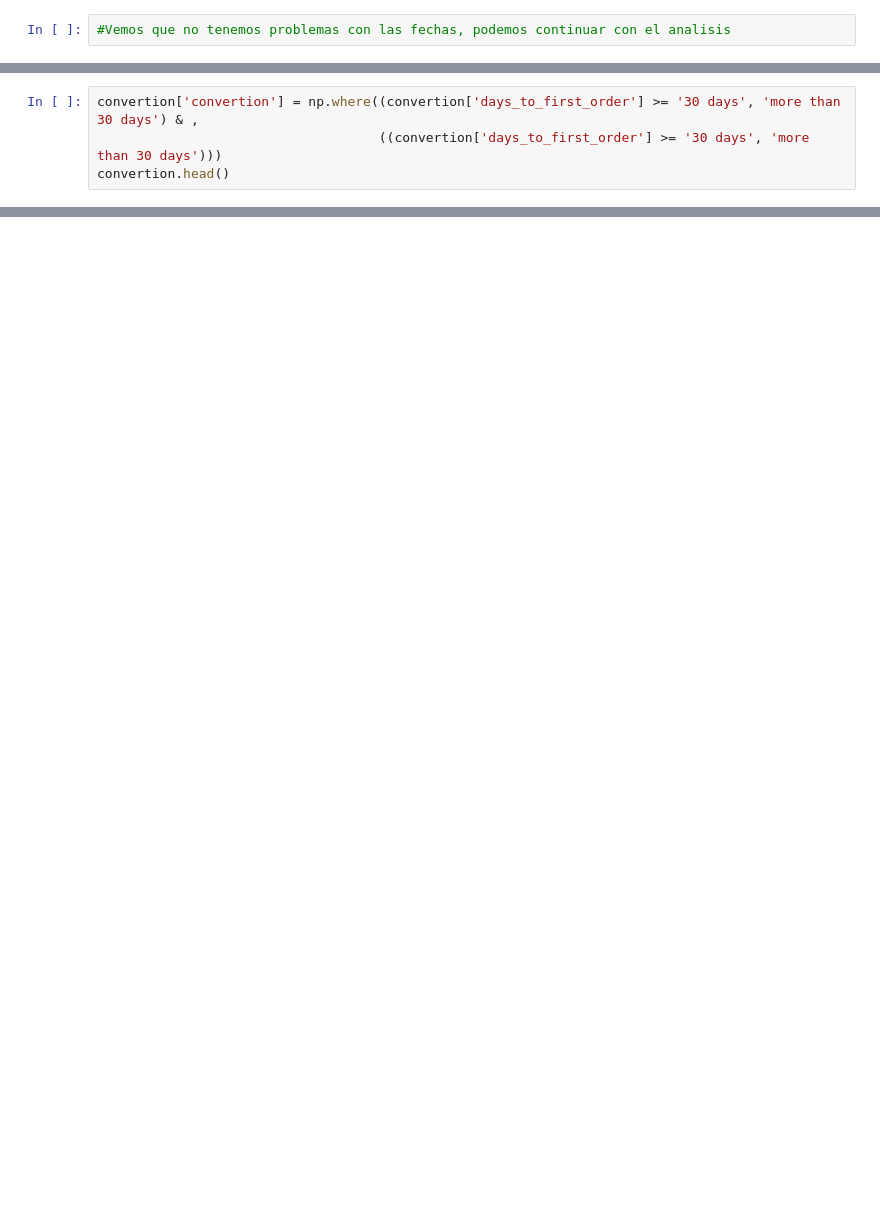
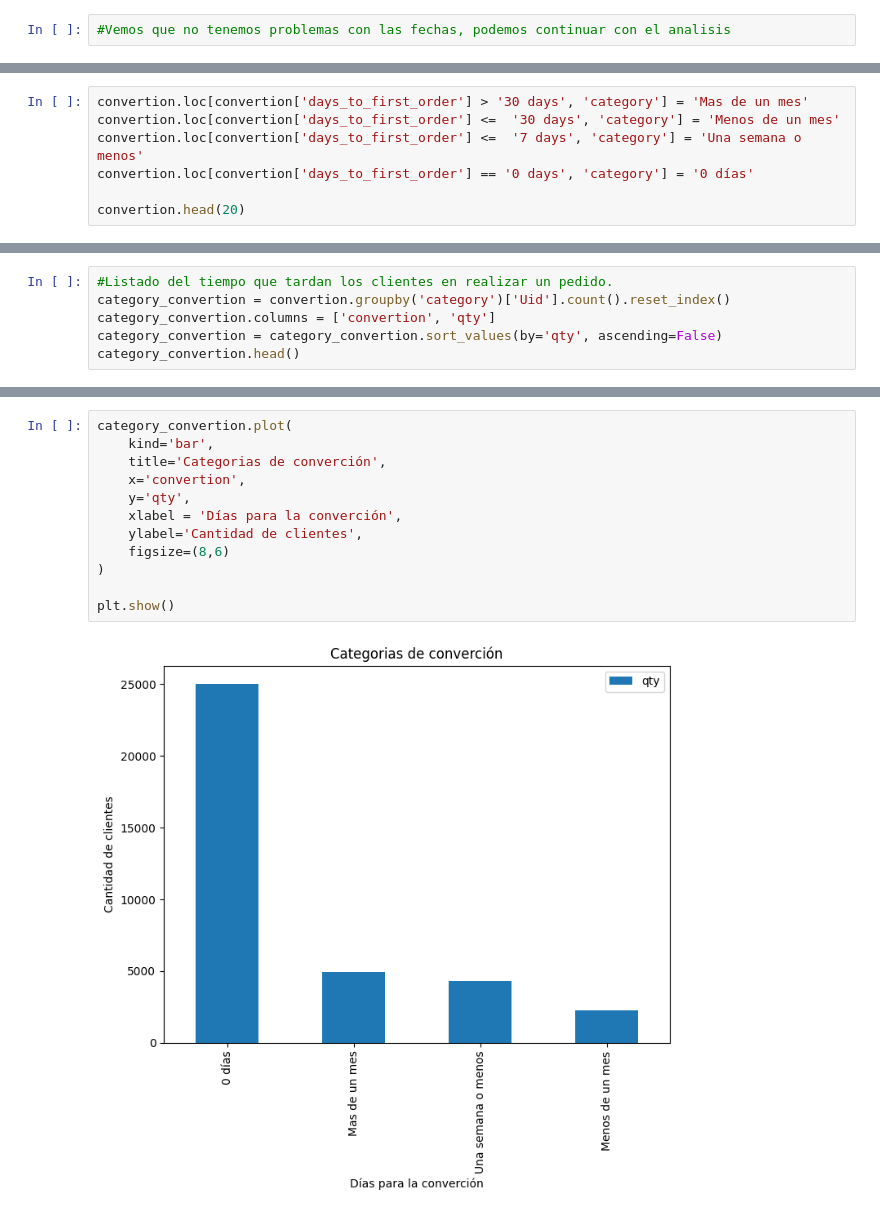
Before and after one commit to cristopherrexx-coder/Proyect-10, a Jupyter notebook: Sprint 10 proyect.ipynb, the cells around one changed output, grey strips where cells are left out. Cells and saved outputs as stored; diff of their text form; blank space fills up the shorter version.

Commit message:
added_catgory_plot

```diff
--- a/Sprint 10 proyect.ipynb
+++ b/Sprint 10 proyect.ipynb
@@ -501,4 +501,0 @@ convertion.head()
-# %%
-convertion['convertion'] = np.where((convertion['days_to_first_order'] >= '30 days', 'more than 30 days') & ,
-                                    ((convertion['days_to_first_order'] >= '30 days', 'more than 30 days')))
-convertion.head()
@@ -511,0 +502,7 @@ convertion.head()
+# %%
+convertion.loc[convertion['days_to_first_order'] > '30 days', 'category'] = 'Mas de un mes'
+convertion.loc[convertion['days_to_first_order'] <=  '30 days', 'category'] = 'Menos de un mes'
+convertion.loc[convertion['days_to_first_order'] <=  '7 days', 'category'] = 'Una semana o menos'
+convertion.loc[convertion['days_to_first_order'] == '0 days', 'category'] = '0 días'
+
+convertion.head(20)
@@ -511,0 +527,6 @@ convertion.head()
+# %%
+#Listado del tiempo que tardan los clientes en realizar un pedido.
+category_convertion = convertion.groupby('category')['Uid'].count().reset_index()
+category_convertion.columns = ['convertion', 'qty']
+category_convertion = category_convertion.sort_values(by='qty', ascending=False)
+category_convertion.head()
@@ -511,0 +539,14 @@ convertion.head()
+# %%
+category_convertion.plot(
+    kind='bar',
+    title='Categorias de converción',
+    x='convertion',
+    y='qty',
+    xlabel = 'Días para la converción',
+    ylabel='Cantidad de clientes',
+    figsize=(8,6)
+)
+
+plt.show()
+# %% [output]
+[figure, added]
```
Also changed, not shown: parts of 11 cells of this notebook.
